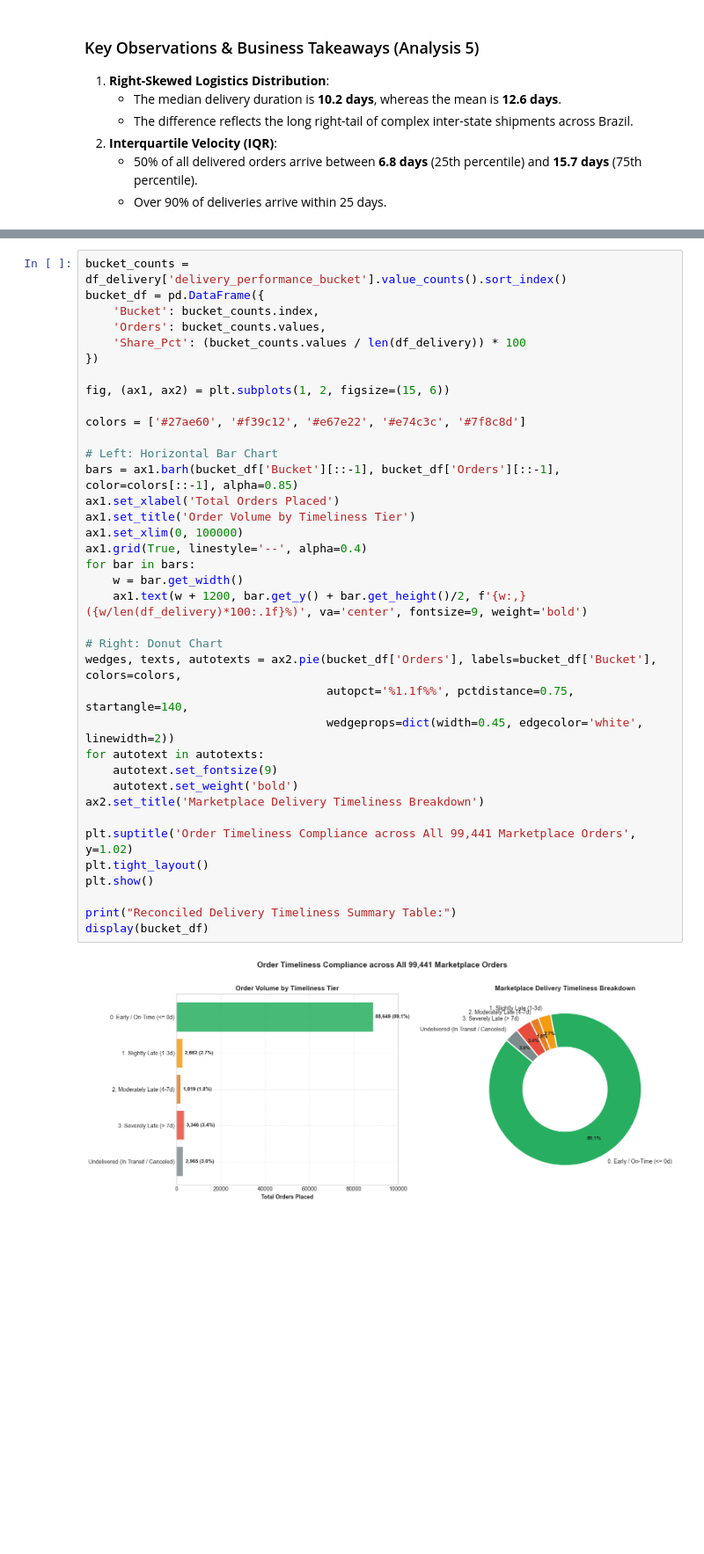
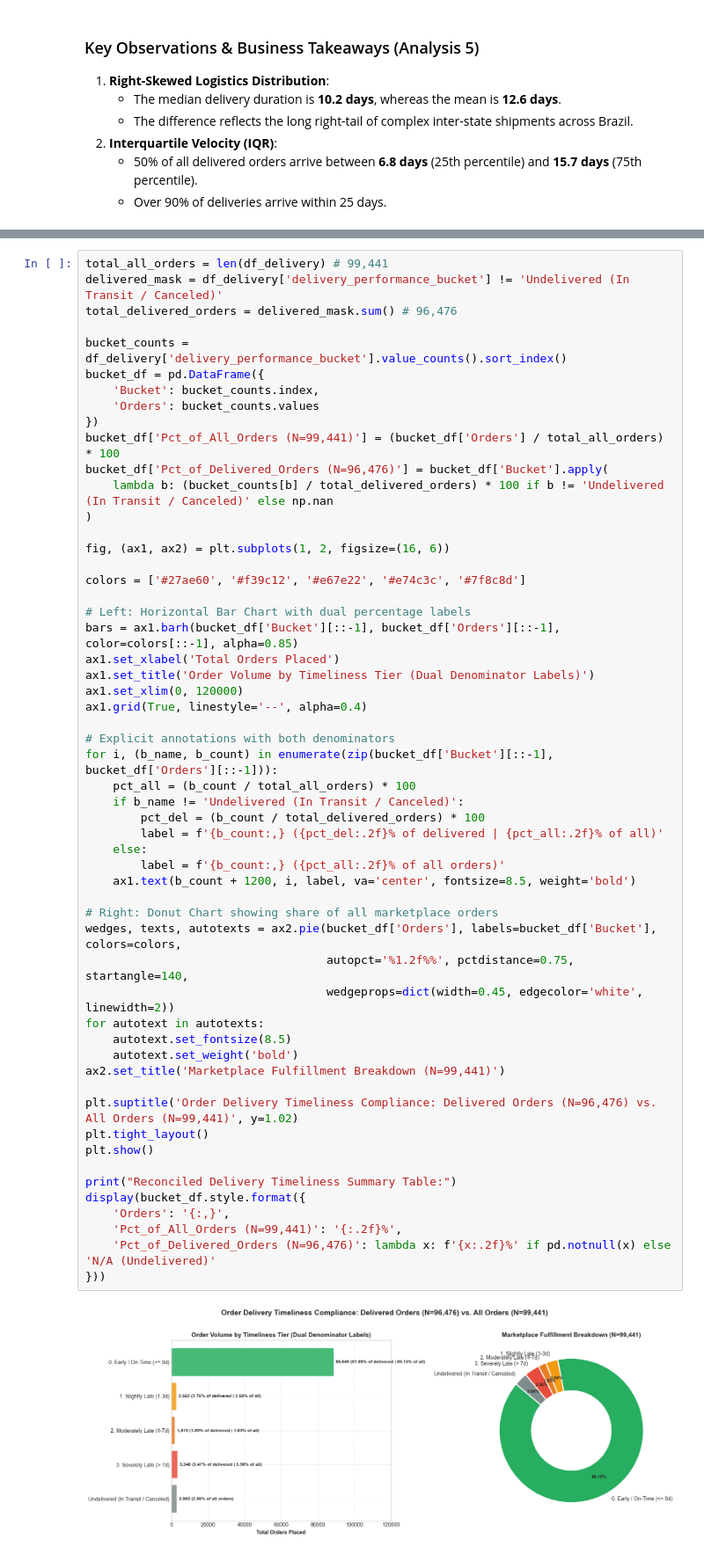
Before and after one commit to nandinipatel8011/Olist-Ecommerce-Analytics, a Jupyter notebook: notebooks/exploratory_analysis.ipynb, the cells around one changed output, grey strips where cells are left out. Shown at 88% size. Cells and saved outputs as stored; diff of their text form; blank space fills up the shorter version.

```diff
--- a/notebooks/exploratory_analysis.ipynb
+++ b/notebooks/exploratory_analysis.ipynb
@@ -495,40 +522,58 @@ Carrier compliance against promised customer delivery estimates (SLAs). We recon
 # %%
+total_all_orders = len(df_delivery) # 99,441
+delivered_mask = df_delivery['delivery_performance_bucket'] != 'Undelivered (In Transit / Canceled)'
+total_delivered_orders = delivered_mask.sum() # 96,476
+
 bucket_counts = df_delivery['delivery_performance_bucket'].value_counts().sort_index()
 bucket_df = pd.DataFrame({
     'Bucket': bucket_counts.index,
-    'Orders': bucket_counts.values,
-    'Share_Pct': (bucket_counts.values / len(df_delivery)) * 100
+    'Orders': bucket_counts.values
 })
+bucket_df['Pct_of_All_Orders (N=99,441)'] = (bucket_df['Orders'] / total_all_orders) * 100
+bucket_df['Pct_of_Delivered_Orders (N=96,476)'] = bucket_df['Bucket'].apply(
+    lambda b: (bucket_counts[b] / total_delivered_orders) * 100 if b != 'Undelivered (In Transit / Canceled)' else np.nan
+)
 
-fig, (ax1, ax2) = plt.subplots(1, 2, figsize=(15, 6))
+fig, (ax1, ax2) = plt.subplots(1, 2, figsize=(16, 6))
 
 colors = ['#27ae60', '#f39c12', '#e67e22', '#e74c3c', '#7f8c8d']
 
-# Left: Horizontal Bar Chart
+# Left: Horizontal Bar Chart with dual percentage labels
 bars = ax1.barh(bucket_df['Bucket'][::-1], bucket_df['Orders'][::-1], color=colors[::-1], alpha=0.85)
 ax1.set_xlabel('Total Orders Placed')
-ax1.set_title('Order Volume by Timeliness Tier')
-ax1.set_xlim(0, 100000)
+ax1.set_title('Order Volume by Timeliness Tier (Dual Denominator Labels)')
+ax1.set_xlim(0, 120000)
 ax1.grid(True, linestyle='--', alpha=0.4)
-for bar in bars:
-    w = bar.get_width()
-    ax1.text(w + 1200, bar.get_y() + bar.get_height()/2, f'{w:,} ({w/len(df_delivery)*100:.1f}%)', va='center', fontsize=9, weight='bold')
 
-# Right: Donut Chart
+# Explicit annotations with both denominators
+for i, (b_name, b_count) in enumerate(zip(bucket_df['Bucket'][::-1], bucket_df['Orders'][::-1])):
+    pct_all = (b_count / total_all_orders) * 100
+    if b_name != 'Undelivered (In Transit / Canceled)':
+        pct_del = (b_count / total_delivered_orders) * 100
+        label = f'{b_count:,} ({pct_del:.2f}% of delivered | {pct_all:.2f}% of all)'
+    else:
+        label = f'{b_count:,} ({pct_all:.2f}% of all orders)'
+    ax1.text(b_count + 1200, i, label, va='center', fontsize=8.5, weight='bold')
+
+# Right: Donut Chart showing share of all marketplace orders
 wedges, texts, autotexts = ax2.pie(bucket_df['Orders'], labels=bucket_df['Bucket'], colors=colors,
-                                   autopct='%1.1f%%', pctdistance=0.75, startangle=140,
+                                   autopct='%1.2f%%', pctdistance=0.75, startangle=140,
                                    wedgeprops=dict(width=0.45, edgecolor='white', linewidth=2))
 for autotext in autotexts:
-    autotext.set_fontsize(9)
+    autotext.set_fontsize(8.5)
     autotext.set_weight('bold')
-ax2.set_title('Marketplace Delivery Timeliness Breakdown')
+ax2.set_title('Marketplace Fulfillment Breakdown (N=99,441)')
 
-plt.suptitle('Order Timeliness Compliance across All 99,441 Marketplace Orders', y=1.02)
+plt.suptitle('Order Delivery Timeliness Compliance: Delivered Orders (N=96,476) vs. All Orders (N=99,441)', y=1.02)
 plt.tight_layout()
 plt.show()
 
 print("Reconciled Delivery Timeliness Summary Table:")
-display(bucket_df)
+display(bucket_df.style.format({
+    'Orders': '{:,}',
+    'Pct_of_All_Orders (N=99,441)': '{:.2f}%',
+    'Pct_of_Delivered_Orders (N=96,476)': lambda x: f'{x:.2f}%' if pd.notnull(x) else 'N/A (Undelivered)'
+}))
 # %% [output]
-[figure, old version]
+[figure, new version]
 Reconciled Delivery Timeliness Summary Table:
```
Also changed, not shown: parts of 9 cells of this notebook.
